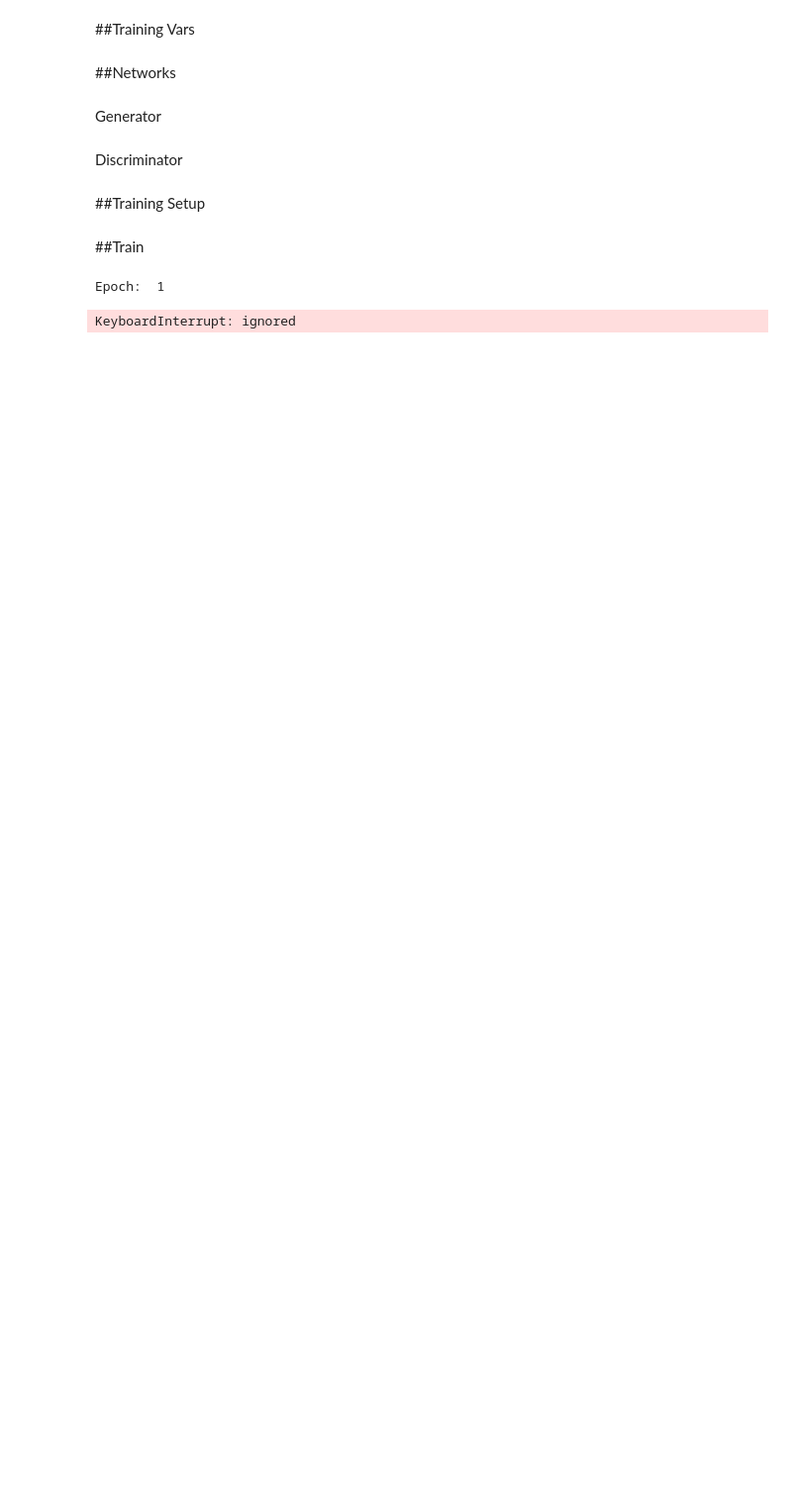
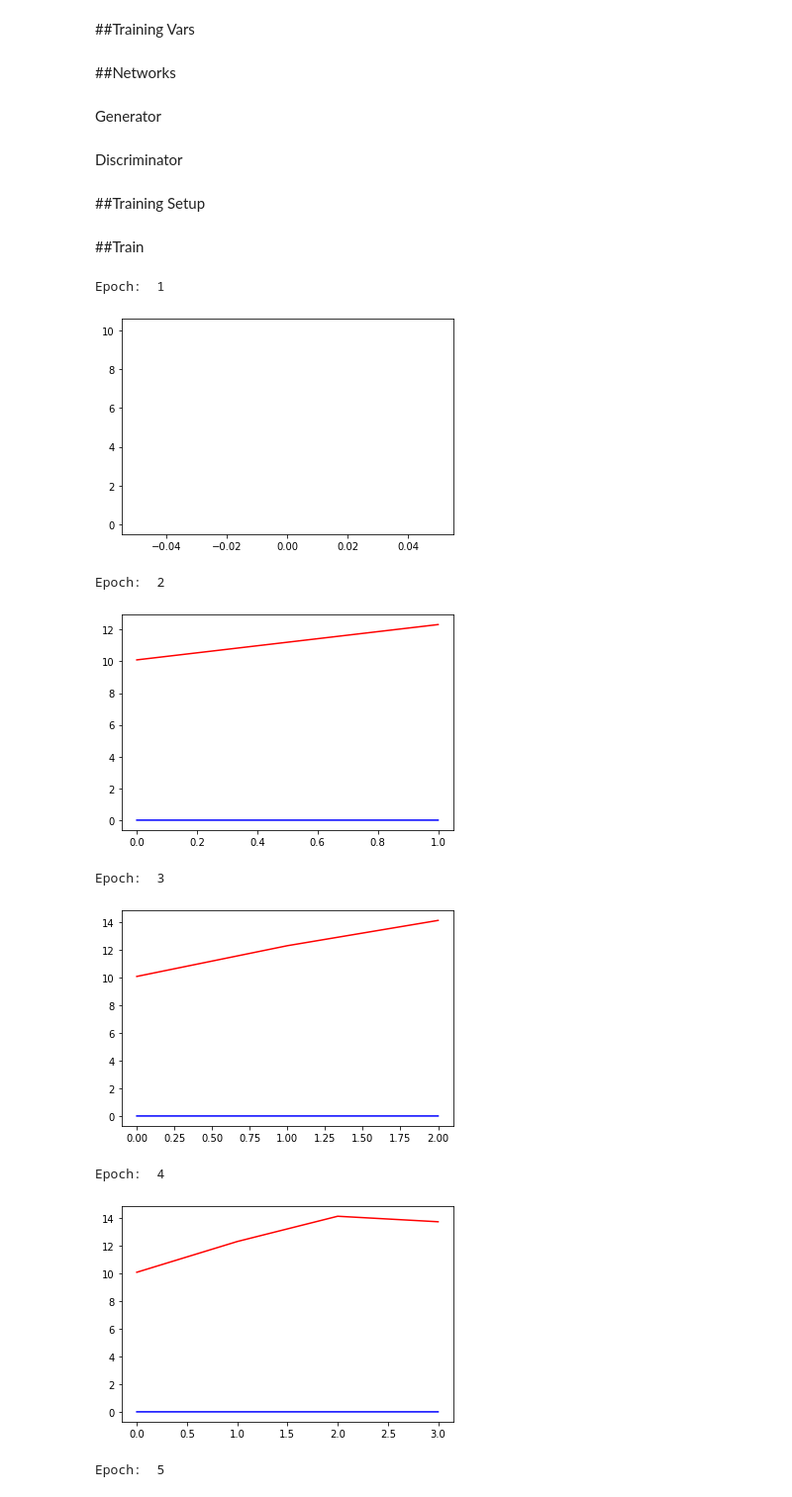
Before and after one commit to JamieCDev20/GAM705, a Jupyter notebook: 705Main.ipynb, the cells around one changed output. Shown at 99% size. Cells and saved outputs as stored; diff of their text form; code cells hidden in the pictures; blank space fills up the shorter version.

```diff
--- a/705Main.ipynb
+++ b/705Main.ipynb
@@ -509,7 +510,7 @@ print(realData.shape)
 ##Training Vars
 # %%
 batchSize = 128
-iterations = 10000
+iterations = 100
 # %%
 def GeneratorAnimBatch(_size, animData):
   batch = []
@@ -539,9 +540,11 @@ Generator
 # %%
 animGenerator = Sequential([
     Input(shape=(322)),
-    Dense(2048, activation='relu', use_bias = True),
-    Dense(1024, activation='relu'),
-    Dense(512, activation='relu'),
+    Dense(161, activation='relu'),
+    Dense(23, activation='relu'),
+    #Dense(4096, activation='relu'),
+    #Dense(1024, activation='relu'),
+    #Dense(512, activation='relu'),
     Dense(161)
 ])
 # %% [markdown]
@@ -549,9 +552,10 @@ Discriminator
 # %%
 animDiscriminator = Sequential([
     Input(shape=(483)),
-    Dense(1024, activation='relu'),
-    Dense(512, activation='relu'),
-    Dense(32, activation='relu'),
+    Dense(322, activation='relu'),
+    Dense(161, activation='relu'),
+    Dense(23, activation='relu'),
+    #Dense(32, activation='relu'),
     Dense(1, activation='sigmoid'),
 ])
 # %% [markdown]
@@ -606,7 +610,7 @@ def AnimTraining(epochs):
     dLossA.append(dLoss)
     gLossA.append(gLoss)
 
-    if(epoch > 0 and epoch % 5 == 0):
+    if(epoch > 0 and epoch % 15 == 0):
       animGenerator.save(f'{aiOutPath}/GenModel')
       animGenerator.save_weights(f'{aiOutPath}/GenWeights')
       animDiscriminator.save(f'{aiOutPath}/DiscModel')
@@ -619,7 +623,14 @@ def AnimTraining(epochs):
 # %% [markdown]
 ##Train
 # %%
-AnimTraining(50)
+AnimTraining(200)
 # %% [output]
 Epoch:  1
+[figure, added]
-KeyboardInterrupt: ignored
+Epoch:  2
+[figure, added]
+Epoch:  3
+[figure, added]
+Epoch:  4
+[figure, added]
+Epoch:  5
```
Also changed, not shown: parts of 7 cells of this notebook.
